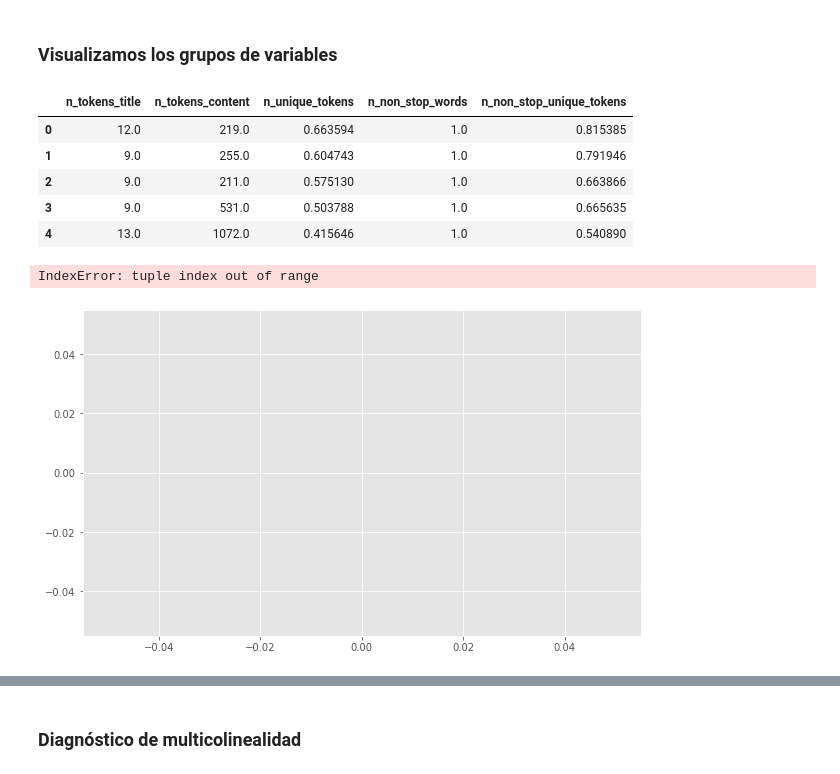
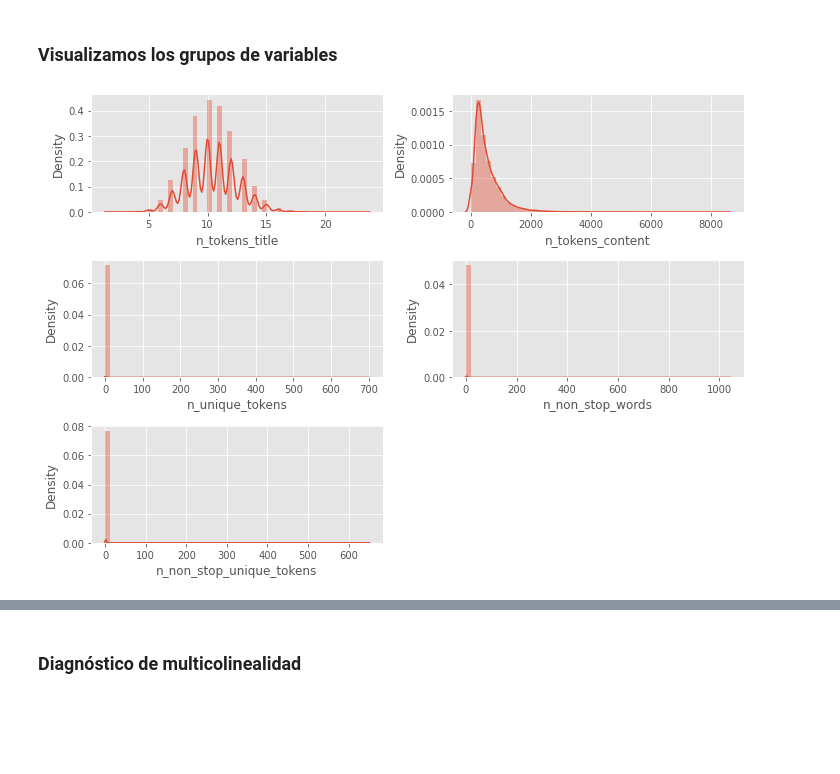
Before and after one commit to oportusgonzalo/data-science-desafio-latam, a Jupyter notebook: machine-learning/desafio_mecanismos_votacion/desafio.ipynb, the cells around one changed output, grey strips where cells are left out. Cells and saved outputs as stored; diff of their text form; code cells hidden in the pictures; blank space fills up the shorter version.

```diff
--- a/machine-learning/desafio_mecanismos_votacion/desafio.ipynb
+++ b/machine-learning/desafio_mecanismos_votacion/desafio.ipynb
@@ -16,6 +16,29 @@ warnings.filterwarnings('ignore')
 
 plt.style.use('ggplot')
 plt.rcParams['figure.figsize'] = (10, 6)
+# %%
+def grid_plot_batch(df, cols, plot_type):
+
+    """
+    grid_plot_batch: Genera una grilla matplotlib para cada conjunto de variables.
+
+    Parámetros de ingreso:
+        - df: un objeto pd.DataFrame
+        - cols: cantidad de columnas en la grilla.
+        - plot_type: tipo de gráfico a generar. Puede ser una instrucción genérica de matplotlib o seaborn.
+
+    Retorno:
+        - Una grilla generada con plt.subplots y las instrucciones dentro de cada celda.
+
+    """
+    # calcular un aproximado a la cantidad de filas
+    rows = np.ceil(df.shape[1] / cols)
+
+    # para cada columna
+    for index, (colname, serie) in enumerate(df.iteritems()):
+        plt.subplot(int(rows), cols, index + 1)
+        plot_type(serie)
+        plt.tight_layout()
 # %%
 df = pd.read_csv('OnlineNewsPopularity/OnlineNewsPopularity.csv')
 # %%
@@ -34,17 +57,8 @@ lda = df.filter(regex='^LDA_\d', axis=1)
 keywords = df.filter(regex='^kw_', axis=1)
 # %% [markdown]
 ### Visualizamos los grupos de variables
-# %%
-qnty.head()
-# %% [output]
-|  | n_tokens_title | n_tokens_content | n_unique_tokens | n_non_stop_words | n_non_stop_unique_tokens |
-| 0 | 12.0 | 219.0 | 0.663594 | 1.0 | 0.815385 |
-| 1 | 9.0 | 255.0 | 0.604743 | 1.0 | 0.791946 |
-| 2 | 9.0 | 211.0 | 0.575130 | 1.0 | 0.663866 |
-| 3 | 9.0 | 531.0 | 0.503788 | 1.0 | 0.665635 |
-| 4 | 13.0 | 1072.0 | 0.415646 | 1.0 | 0.540890 |
 # %%
-grid_plot_batch(qnty, 2, sns.distplot())
+plt.figure(figsize=(10, 7))
+grid_plot_batch(qnty, 2, sns.distplot)
 # %% [output]
-IndexError: tuple index out of range
-[figure, old version]
+[figure, new version]
```
Also changed, not shown: parts of 17 cells of this notebook, 1 other file.
